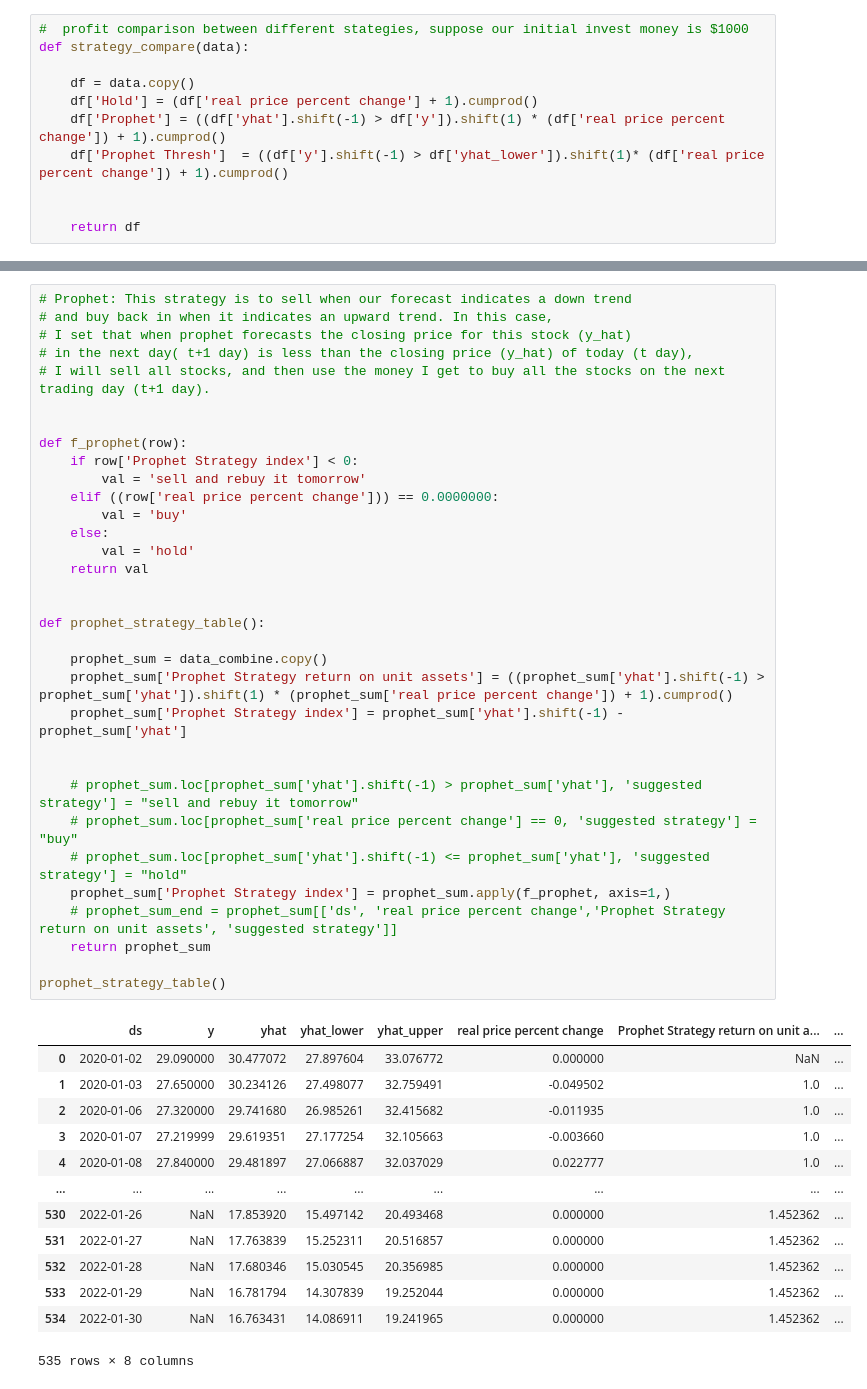
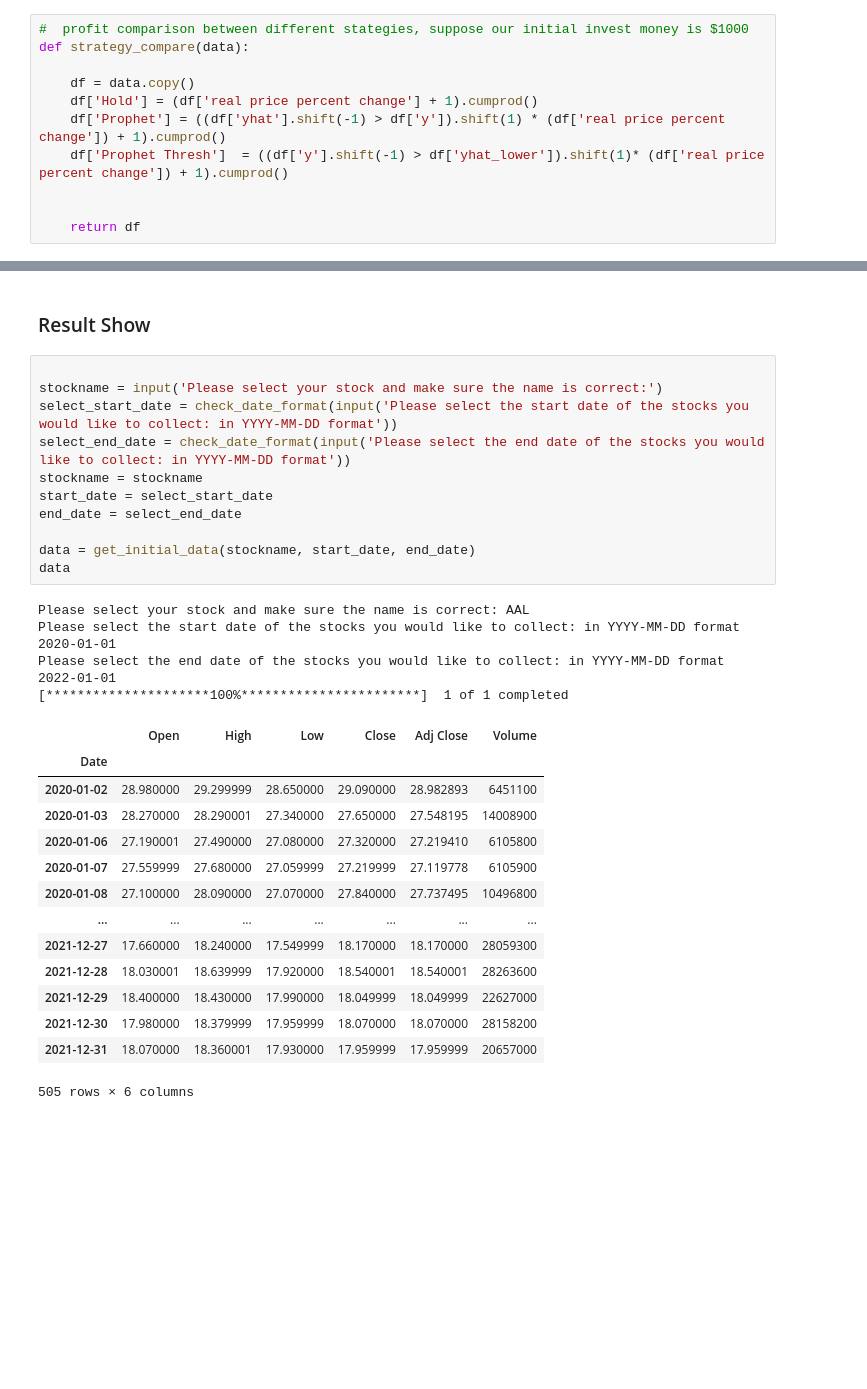
Before and after one commit to Abdulah94/Stock-Market-predictions-Using-Machine-learning, a Jupyter notebook: code/Code.ipynb, the cells around one changed output, grey strips where cells are left out. Saved outputs shown, nothing was run; the diff lists cells and outputs as text; blank space fills up the shorter version.

```diff
--- a/code/Code.ipynb
+++ b/code/Code.ipynb
@@ -564,48 +562,33 @@ data_combine
+# %% [markdown]
+### Result Show
 # %%
-# Prophet: This strategy is to sell when our forecast indicates a down trend
-# and buy back in when it indicates an upward trend. In this case,
-# I set that when prophet forecasts the closing price for this stock (y_hat)
-# in the next day( t+1 day) is less than the closing price (y_hat) of today (t day),
-# I will sell all stocks, and then use the money I get to buy all the stocks on the next trading day (t+1 day).
 
+stockname = input('Please select your stock and make sure the name is correct:')
+select_start_date = check_date_format(input('Please select the start date of the stocks you would like to collect: in YYYY-MM-DD format'))
+select_end_date = check_date_format(input('Please select the end date of the stocks you would like to collect: in YYYY-MM-DD format'))
+stockname = stockname
+start_date = select_start_date
+end_date = select_end_date
 
-def f_prophet(row):
-    if row['Prophet Strategy index'] < 0:
-        val = 'sell and rebuy it tomorrow'
-    elif ((row['real price percent change'])) == 0.0000000:
-        val = 'buy'
-    else:
-        val = 'hold'
-    return val
-
-
-def prophet_strategy_table():
-
-    prophet_sum = data_combine.copy()
-    prophet_sum['Prophet Strategy return on unit assets'] = ((prophet_sum['yhat'].shift(-1) > prophet_sum['yhat']).shift(1) * (prophet_sum['real price percent change']) + 1).cumprod()
-    prophet_sum['Prophet Strategy index'] = prophet_sum['yhat'].shift(-1) - prophet_sum['yhat']
-
-
-    # prophet_sum.loc[prophet_sum['yhat'].shift(-1) > prophet_sum['yhat'], 'suggested strategy'] = "sell and rebuy it tomorrow"
-    # prophet_sum.loc[prophet_sum['real price percent change'] == 0, 'suggested strategy'] = "buy"
-    # prophet_sum.loc[prophet_sum['yhat'].shift(-1) <= prophet_sum['yhat'], 'suggested strategy'] = "hold"
-    prophet_sum['Prophet Strategy index'] = prophet_sum.apply(f_prophet, axis=1,)
-    # prophet_sum_end = prophet_sum[['ds', 'real price percent change','Prophet Strategy return on unit assets', 'suggested strategy']]
-    return prophet_sum
-
-prophet_strategy_table()
+data = get_initial_data(stockname, start_date, end_date)
+data
 # %% [output]
+Please select your stock and make sure the name is correct: AAL
+Please select the start date of the stocks you would like to collect: in YYYY-MM-DD format 2020-01-01
+Please select the end date of the stocks you would like to collect: in YYYY-MM-DD format 2022-01-01
+[*********************100%***********************]  1 of 1 completed
-|  | ds | y | yhat | yhat_lower | yhat_upper | real price percent change | Prophet Strategy return on unit a... | ... |
-| 0 | 2020-01-02 | 29.090000 | 30.477072 | 27.897604 | 33.076772 | 0.000000 | NaN | ... |
-| 1 | 2020-01-03 | 27.650000 | 30.234126 | 27.498077 | 32.759491 | -0.049502 | 1.0 | ... |
-| 2 | 2020-01-06 | 27.320000 | 29.741680 | 26.985261 | 32.415682 | -0.011935 | 1.0 | ... |
-| 3 | 2020-01-07 | 27.219999 | 29.619351 | 27.177254 | 32.105663 | -0.003660 | 1.0 | ... |
-| 4 | 2020-01-08 | 27.840000 | 29.481897 | 27.066887 | 32.037029 | 0.022777 | 1.0 | ... |
-| ... | ... | ... | ... | ... | ... | ... | ... | ... |
-| 530 | 2022-01-26 | NaN | 17.853920 | 15.497142 | 20.493468 | 0.000000 | 1.452362 | ... |
-| 531 | 2022-01-27 | NaN | 17.763839 | 15.252311 | 20.516857 | 0.000000 | 1.452362 | ... |
-| 532 | 2022-01-28 | NaN | 17.680346 | 15.030545 | 20.356985 | 0.000000 | 1.452362 | ... |
-| 533 | 2022-01-29 | NaN | 16.781794 | 14.307839 | 19.252044 | 0.000000 | 1.452362 | ... |
-| 534 | 2022-01-30 | NaN | 16.763431 | 14.086911 | 19.241965 | 0.000000 | 1.452362 | ... |
+|  | Open | High | Low | Close | Adj Close | Volume |
+| Date |  |  |  |  |  |  |
+| 2020-01-02 | 28.980000 | 29.299999 | 28.650000 | 29.090000 | 28.982893 | 6451100 |
+| 2020-01-03 | 28.270000 | 28.290001 | 27.340000 | 27.650000 | 27.548195 | 14008900 |
+| 2020-01-06 | 27.190001 | 27.490000 | 27.080000 | 27.320000 | 27.219410 | 6105800 |
+| 2020-01-07 | 27.559999 | 27.680000 | 27.059999 | 27.219999 | 27.119778 | 6105900 |
+| 2020-01-08 | 27.100000 | 28.090000 | 27.070000 | 27.840000 | 27.737495 | 10496800 |
+| ... | ... | ... | ... | ... | ... | ... |
+| 2021-12-27 | 17.660000 | 18.240000 | 17.549999 | 18.170000 | 18.170000 | 28059300 |
+| 2021-12-28 | 18.030001 | 18.639999 | 17.920000 | 18.540001 | 18.540001 | 28263600 |
+| 2021-12-29 | 18.400000 | 18.430000 | 17.990000 | 18.049999 | 18.049999 | 22627000 |
+| 2021-12-30 | 17.980000 | 18.379999 | 17.959999 | 18.070000 | 18.070000 | 28158200 |
+| 2021-12-31 | 18.070000 | 18.360001 | 17.930000 | 17.959999 | 17.959999 | 20657000 |
-535 rows × 8 columns
+505 rows × 6 columns
 # %%
```
Also changed, not shown: parts of 6 cells of this notebook.
